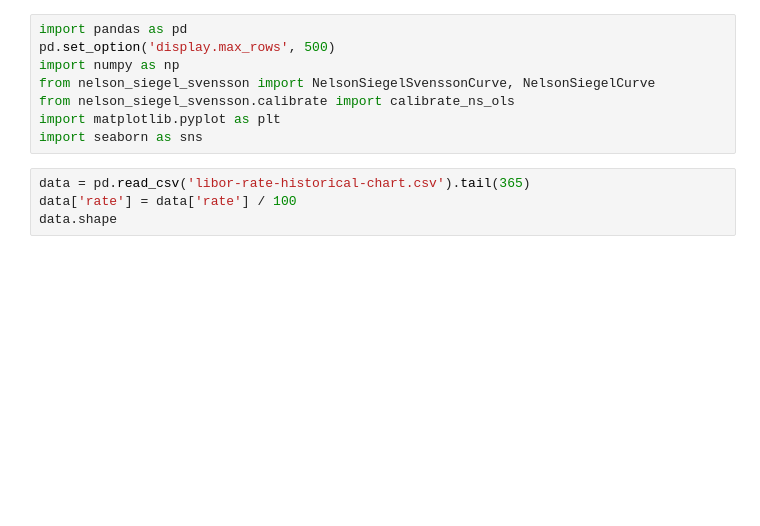
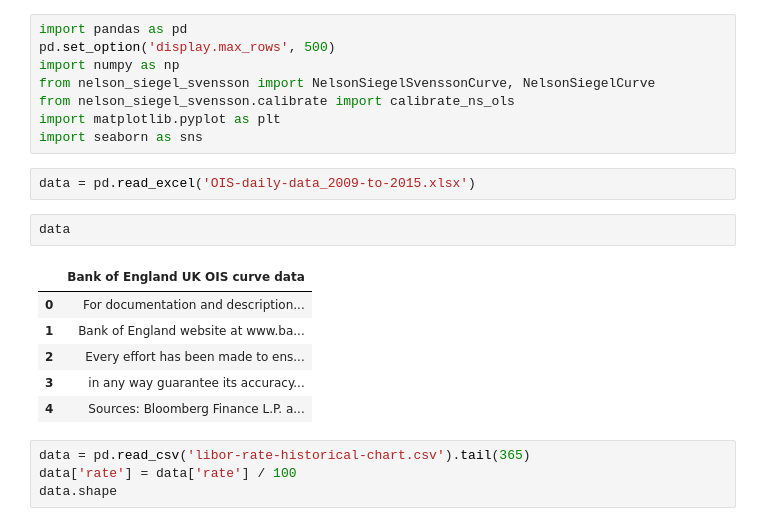
Before and after one commit to minhmanminhman/risk_modelling, a Jupyter notebook: visualization_report.ipynb, the cells around one changed output. Cells and saved outputs as stored; diff of their text form; blank space fills up the shorter version.

Commit message:
New data

```diff
--- a/visualization_report.ipynb
+++ b/visualization_report.ipynb
@@ -6,6 +6,17 @@ from nelson_siegel_svensson import NelsonSiegelSvenssonCurve, NelsonSiegelCurve
 from nelson_siegel_svensson.calibrate import calibrate_ns_ols
 import matplotlib.pyplot as plt
 import seaborn as sns
+# %%
+data = pd.read_excel('OIS-daily-data_2009-to-2015.xlsx')
+# %%
+data
+# %% [output]
+|  | Bank of England UK OIS curve data |
+| 0 | For documentation and description... |
+| 1 | Bank of England website at www.ba... |
+| 2 | Every effort has been made to ens... |
+| 3 | in any way guarantee its accuracy... |
+| 4 | Sources: Bloomberg Finance L.P. a... |
 # %%
 data = pd.read_csv('libor-rate-historical-chart.csv').tail(365)
 data['rate'] = data['rate'] / 100
```
Also changed, not shown: 2 other files.
